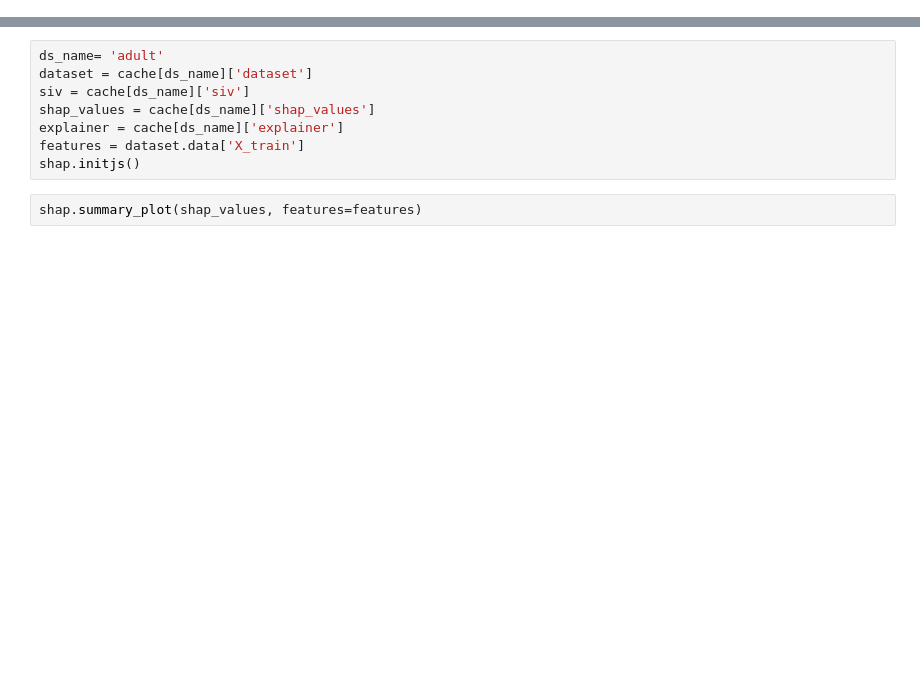
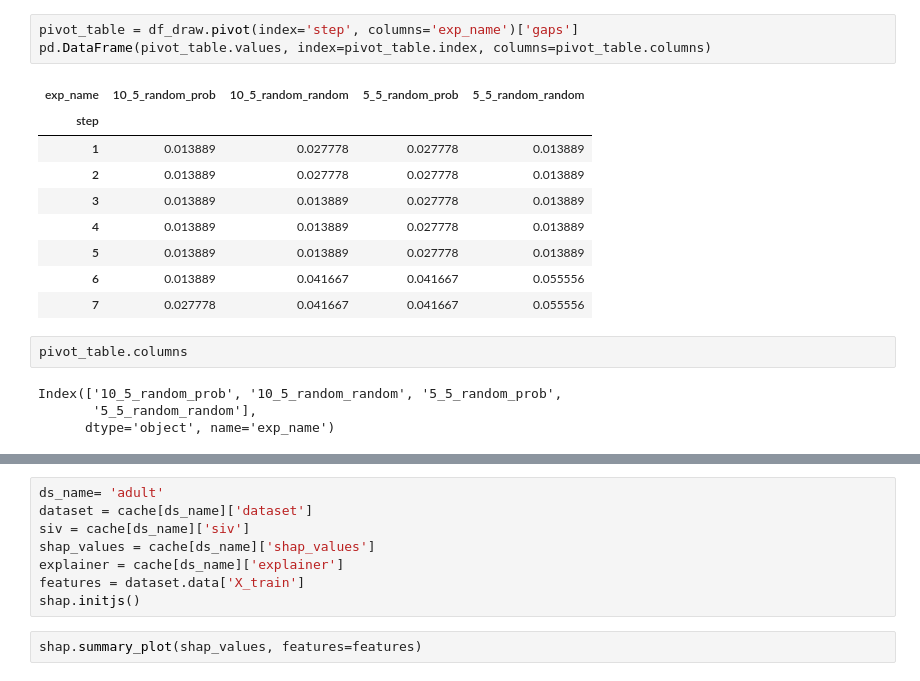
Before and after one commit to simonjisu/FeatureInteractionTree, a Jupyter notebook: notebooks/Finer Granularity Explanation.ipynb, the cells around one changed output, grey strips where cells are left out. Cells and saved outputs as stored; diff of their text form; blank space fills up the shorter version.

```diff
--- a/notebooks/Finer Granularity Explanation.ipynb
+++ b/notebooks/Finer Granularity Explanation.ipynb
@@ -40,0 +128,19 @@ cache = load_cache(Path('../cache').resolve())
+# %%
+pivot_table = df_draw.pivot(index='step', columns='exp_name')['gaps']
+pd.DataFrame(pivot_table.values, index=pivot_table.index, columns=pivot_table.columns)
+# %% [output]
+| exp_name | 10_5_random_prob | 10_5_random_random | 5_5_random_prob | 5_5_random_random |
+| step |  |  |  |  |
+| 1 | 0.013889 | 0.027778 | 0.027778 | 0.013889 |
+| 2 | 0.013889 | 0.027778 | 0.027778 | 0.013889 |
+| 3 | 0.013889 | 0.013889 | 0.027778 | 0.013889 |
+| 4 | 0.013889 | 0.013889 | 0.027778 | 0.013889 |
+| 5 | 0.013889 | 0.013889 | 0.027778 | 0.013889 |
+| 6 | 0.013889 | 0.041667 | 0.041667 | 0.055556 |
+| 7 | 0.027778 | 0.041667 | 0.041667 | 0.055556 |
+# %%
+pivot_table.columns
+# %% [output]
+Index(['10_5_random_prob', '10_5_random_random', '5_5_random_prob',
+       '5_5_random_random'],
+      dtype='object', name='exp_name')
```
Also changed, not shown: parts of 20 cells of this notebook, 11 other files.
